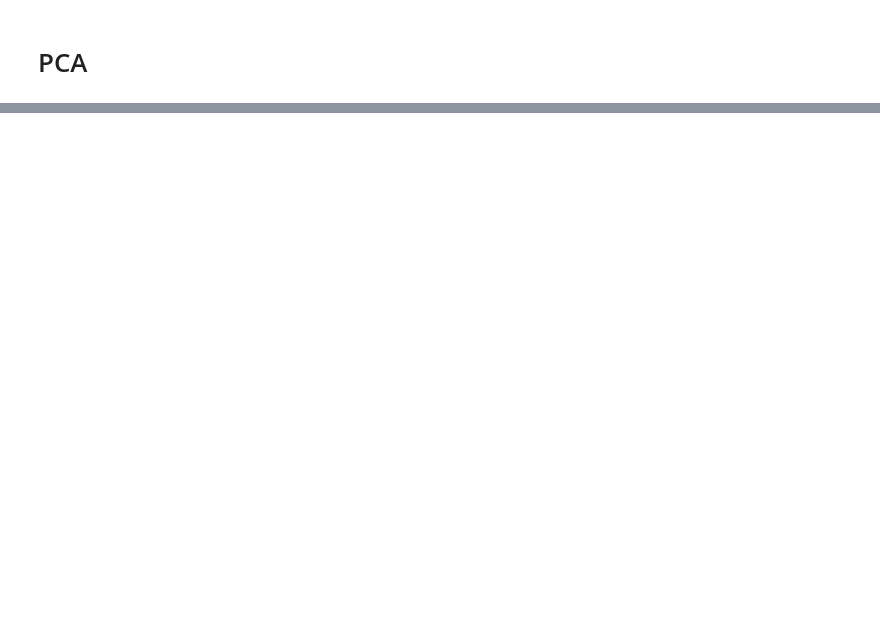
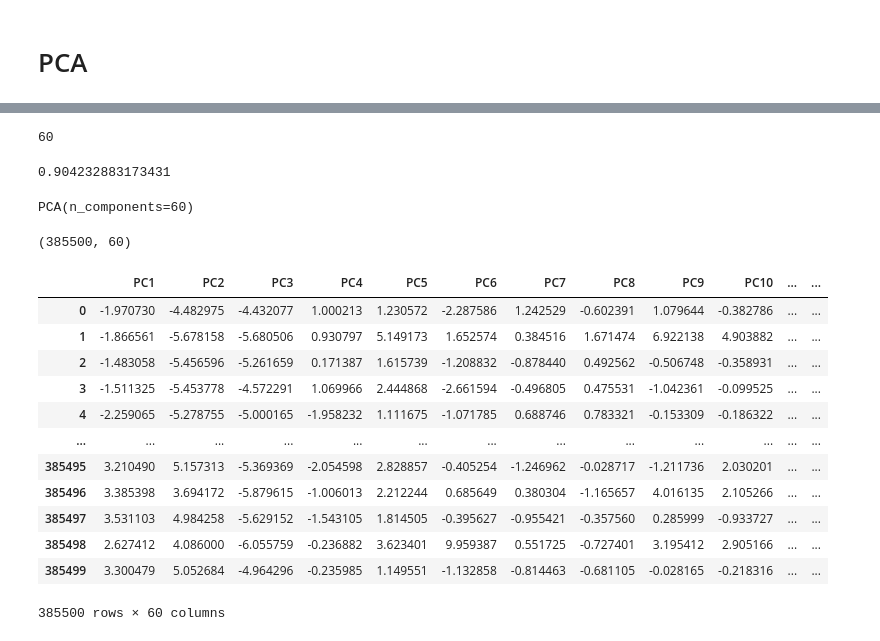
Before and after one commit to MateoRivera/Data-science-lab---Laboratories, a Jupyter notebook: Final project/Preprocessing Mat.ipynb, the cells around one changed output, grey strips where cells are left out. Cells and saved outputs as stored; diff of their text form; code cells hidden in the pictures; blank space fills up the shorter version.

```diff
--- a/Final project/Preprocessing Mat.ipynb
+++ b/Final project/Preprocessing Mat.ipynb
@@ -171,0 +256,36 @@ cl_alg.fit(X_train)
+# %%
+n = findm(pca)
+n
+# %% [output]
+60
+# %%
+np.cumsum(pca.explained_variance_ratio_)[59]
+# %% [output]
+0.904232883173431
+# %%
+pca = PCA(n_components=n)
+pca.fit(X_train_scaled)
+# %% [output]
+PCA(n_components=60)
+# %%
+X_train_pca = pca.transform(X_train_scaled)
+# %% [output]
+(385500, 60)
+# %%
+X_train_pca = pd.DataFrame(X_train_pca, columns=[f'PC{i + 1}' for i in range(n)])
+# %%
+X_train_pca
+# %% [output]
+|  | PC1 | PC2 | PC3 | PC4 | PC5 | PC6 | PC7 | PC8 | PC9 | PC10 | ... | ... |
+| 0 | -1.970730 | -4.482975 | -4.432077 | 1.000213 | 1.230572 | -2.287586 | 1.242529 | -0.602391 | 1.079644 | -0.382786 | ... | ... |
+| 1 | -1.866561 | -5.678158 | -5.680506 | 0.930797 | 5.149173 | 1.652574 | 0.384516 | 1.671474 | 6.922138 | 4.903882 | ... | ... |
+| 2 | -1.483058 | -5.456596 | -5.261659 | 0.171387 | 1.615739 | -1.208832 | -0.878440 | 0.492562 | -0.506748 | -0.358931 | ... | ... |
+| 3 | -1.511325 | -5.453778 | -4.572291 | 1.069966 | 2.444868 | -2.661594 | -0.496805 | 0.475531 | -1.042361 | -0.099525 | ... | ... |
+| 4 | -2.259065 | -5.278755 | -5.000165 | -1.958232 | 1.111675 | -1.071785 | 0.688746 | 0.783321 | -0.153309 | -0.186322 | ... | ... |
+| ... | ... | ... | ... | ... | ... | ... | ... | ... | ... | ... | ... | ... |
+| 385495 | 3.210490 | 5.157313 | -5.369369 | -2.054598 | 2.828857 | -0.405254 | -1.246962 | -0.028717 | -1.211736 | 2.030201 | ... | ... |
+| 385496 | 3.385398 | 3.694172 | -5.879615 | -1.006013 | 2.212244 | 0.685649 | 0.380304 | -1.165657 | 4.016135 | 2.105266 | ... | ... |
+| 385497 | 3.531103 | 4.984258 | -5.629152 | -1.543105 | 1.814505 | -0.395627 | -0.955421 | -0.357560 | 0.285999 | -0.933727 | ... | ... |
+| 385498 | 2.627412 | 4.086000 | -6.055759 | -0.236882 | 3.623401 | 9.959387 | 0.551725 | -0.727401 | 3.195412 | 2.905166 | ... | ... |
+| 385499 | 3.300479 | 5.052684 | -4.964296 | -0.235985 | 1.149551 | -1.132858 | -0.814463 | -0.681105 | -0.028165 | -0.218316 | ... | ... |
+385500 rows × 60 columns
```
Also changed, not shown: parts of 9 cells of this notebook.
